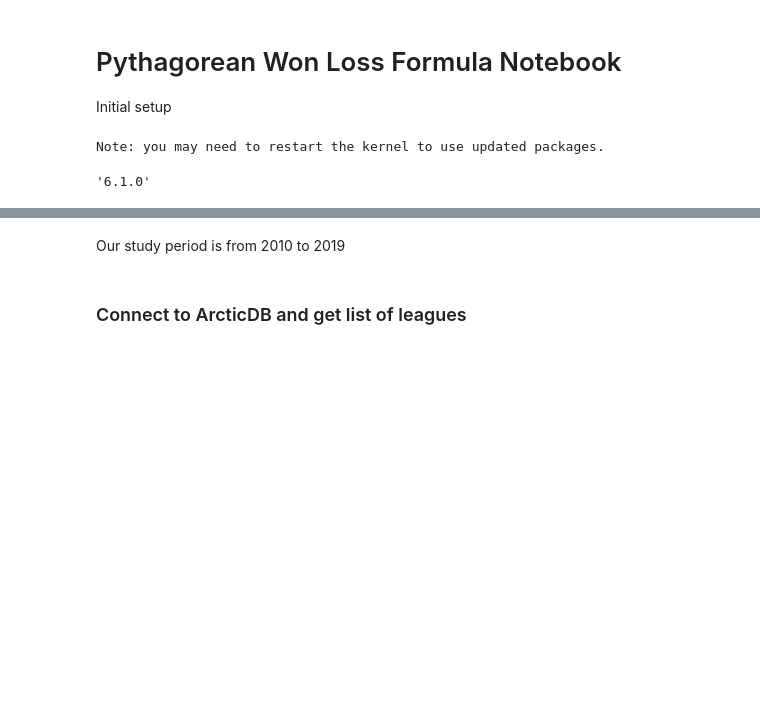
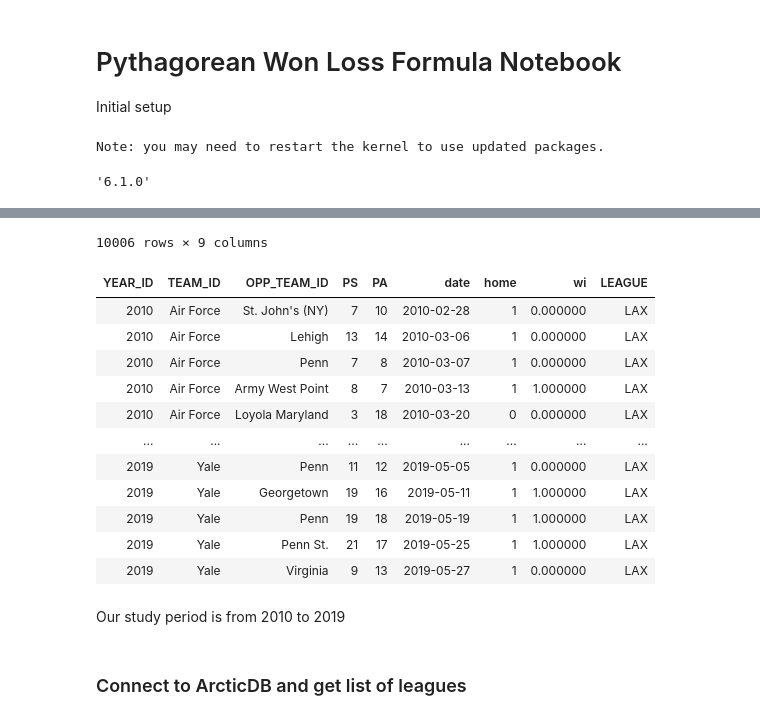
Before and after one commit to Something-Else-Studio/arcticdb-notebooks, a Jupyter notebook: pythagorean-won-loss-formula/sports_from_arctic.ipynb, the cells around one changed output, grey strips where cells are left out. Saved outputs shown, nothing was run; the diff lists cells and outputs as text; code cells hidden in the pictures; blank space fills up the shorter version.

```diff
--- a/pythagorean-won-loss-formula/sports_from_arctic.ipynb
+++ b/pythagorean-won-loss-formula/sports_from_arctic.ipynb
@@ -63,3 +93,19 @@ lib.list_symbols()
+# %%
+style_head_tail_table(lib.read('LAX').data, head_rows=5, tail_rows=5)
+# %% [output]
+10006 rows × 9 columns
+| YEAR_ID | TEAM_ID | OPP_TEAM_ID | PS | PA | date | home | wi | LEAGUE |
+| 2010 | Air Force | St. John's (NY) | 7 | 10 | 2010-02-28 | 1 | 0.000000 | LAX |
+| 2010 | Air Force | Lehigh | 13 | 14 | 2010-03-06 | 1 | 0.000000 | LAX |
+| 2010 | Air Force | Penn | 7 | 8 | 2010-03-07 | 1 | 0.000000 | LAX |
+| 2010 | Air Force | Army West Point | 8 | 7 | 2010-03-13 | 1 | 1.000000 | LAX |
+| 2010 | Air Force | Loyola Maryland | 3 | 18 | 2010-03-20 | 0 | 0.000000 | LAX |
+| ... | ... | ... | ... | ... | ... | ... | ... | ... |
+| 2019 | Yale | Penn | 11 | 12 | 2019-05-05 | 1 | 0.000000 | LAX |
+| 2019 | Yale | Georgetown | 19 | 16 | 2019-05-11 | 1 | 1.000000 | LAX |
+| 2019 | Yale | Penn | 19 | 18 | 2019-05-19 | 1 | 1.000000 | LAX |
+| 2019 | Yale | Penn St. | 21 | 17 | 2019-05-25 | 1 | 1.000000 | LAX |
+| 2019 | Yale | Virginia | 9 | 13 | 2019-05-27 | 1 | 0.000000 | LAX |
 # %%
 def ols_coef (df, xcol, ycol):
     """simple OLS function used for lambda calcs -- assumes univariate regression"""
```
Also changed, not shown: parts of 18 cells of this notebook, 10 other files.
